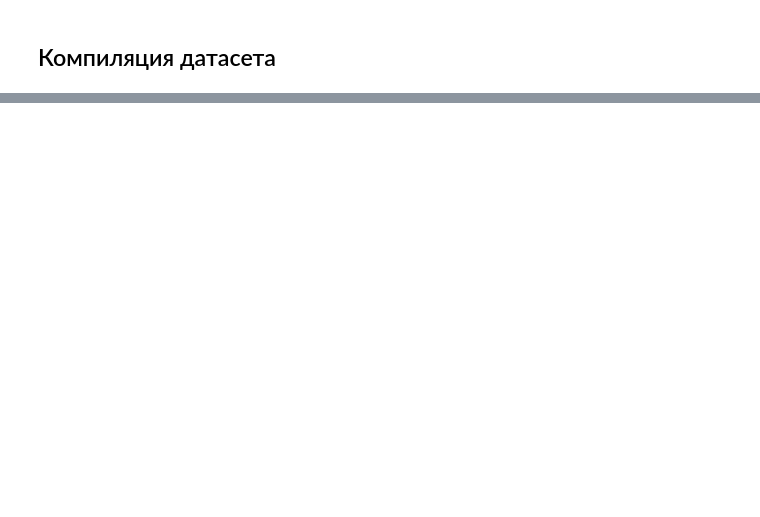
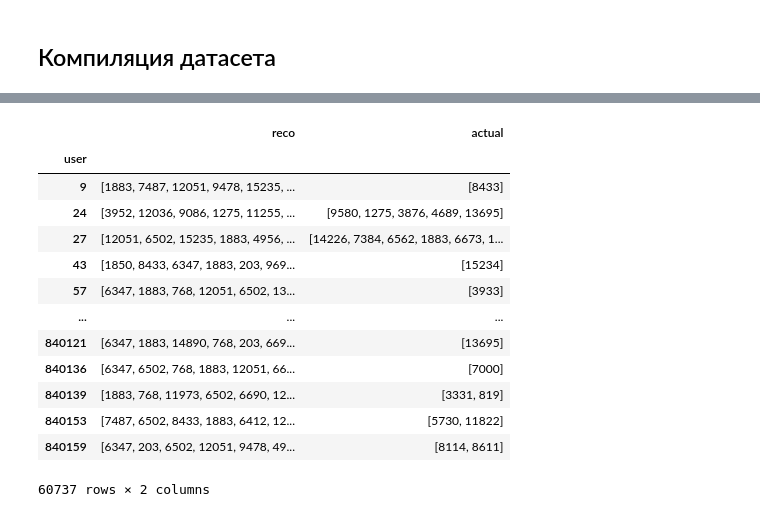
Before and after one commit to Leousov/2_course, a Jupyter notebook: rec_sys/final.ipynb, the cells around one changed output, grey strips where cells are left out. Cells and saved outputs as stored; diff of their text form; code cells hidden in the pictures; blank space fills up the shorter version.

```diff
--- a/rec_sys/final.ipynb
+++ b/rec_sys/final.ipynb
@@ -695,13 +723,45 @@ class RecTransformer(nn.Module):
         logits = torch.matmul(seq_user_vec, self.item_emb.weight.T)
         return logits
 # %%
-import torch.nn.functional as F
+def weighted_bce(logits, y_true, alpha=0.9):
+    """
+Вычисляет взвешенную бинарную кросс-энтропию.
 
-def weighted_bce(logits, y_true, alpha=0.9):
+Аргументы:
+
+    logits: torch.Tensor
+
+    y_true: torch.Tensor
+
+    alpha: float — вес положительного класса (pos_weight)
+
+Возвращает:
+
+    torch.Tensor — значение потерь
+    """
     pos_weight = torch.tensor([alpha], device=logits.device)  # перенос на GPU
     return F.binary_cross_entropy_with_logits(logits, y_true, pos_weight=pos_weight)
 
 class LabelSmoothingCrossEntropy(nn.Module):
+    """
+Реализует кросс-энтропию с сглаживанием меток (label smoothing).
+
+Аргументы конструктора:
+
+    smoothing: float, default=0.1 — степень сглаживания
+
+    ignore_index: int, default=0 — индекс, который игнорируется при вычислении потерь
+
+Forward:
+
+    logits: torch.Tensor (batch, num_classes)
+
+    target: torch.Tensor (batch,) — индексы истинных классов
+
+Возвращает:
+
+    torch.Tensor — значение потерь
+    """
     def __init__(self, smoothing=0.1, ignore_index=0):
         super().__init__()
         self.smoothing = smoothing
@@ -989 +1053,18 @@ Average F1: 0.0240
+# %%
+df_metrics
+# %% [output]
+|  | reco | actual |
+| user |  |  |
+| 9 | [1883, 7487, 12051, 9478, 15235, ... | [8433] |
+| 24 | [3952, 12036, 9086, 1275, 11255, ... | [9580, 1275, 3876, 4689, 13695] |
+| 27 | [12051, 6502, 15235, 1883, 4956, ... | [14226, 7384, 6562, 1883, 6673, 1... |
+| 43 | [1850, 8433, 6347, 1883, 203, 969... | [15234] |
+| 57 | [6347, 1883, 768, 12051, 6502, 13... | [3933] |
+| ... | ... | ... |
+| 840121 | [6347, 1883, 14890, 768, 203, 669... | [13695] |
+| 840136 | [6347, 6502, 768, 1883, 12051, 66... | [7000] |
+| 840139 | [1883, 768, 11973, 6502, 6690, 12... | [3331, 819] |
+| 840153 | [7487, 6502, 8433, 1883, 6412, 12... | [5730, 11822] |
+| 840159 | [6347, 203, 6502, 12051, 9478, 49... | [8114, 8611] |
+60737 rows × 2 columns
 # %%
```
Also changed, not shown: parts of 46 cells of this notebook.
